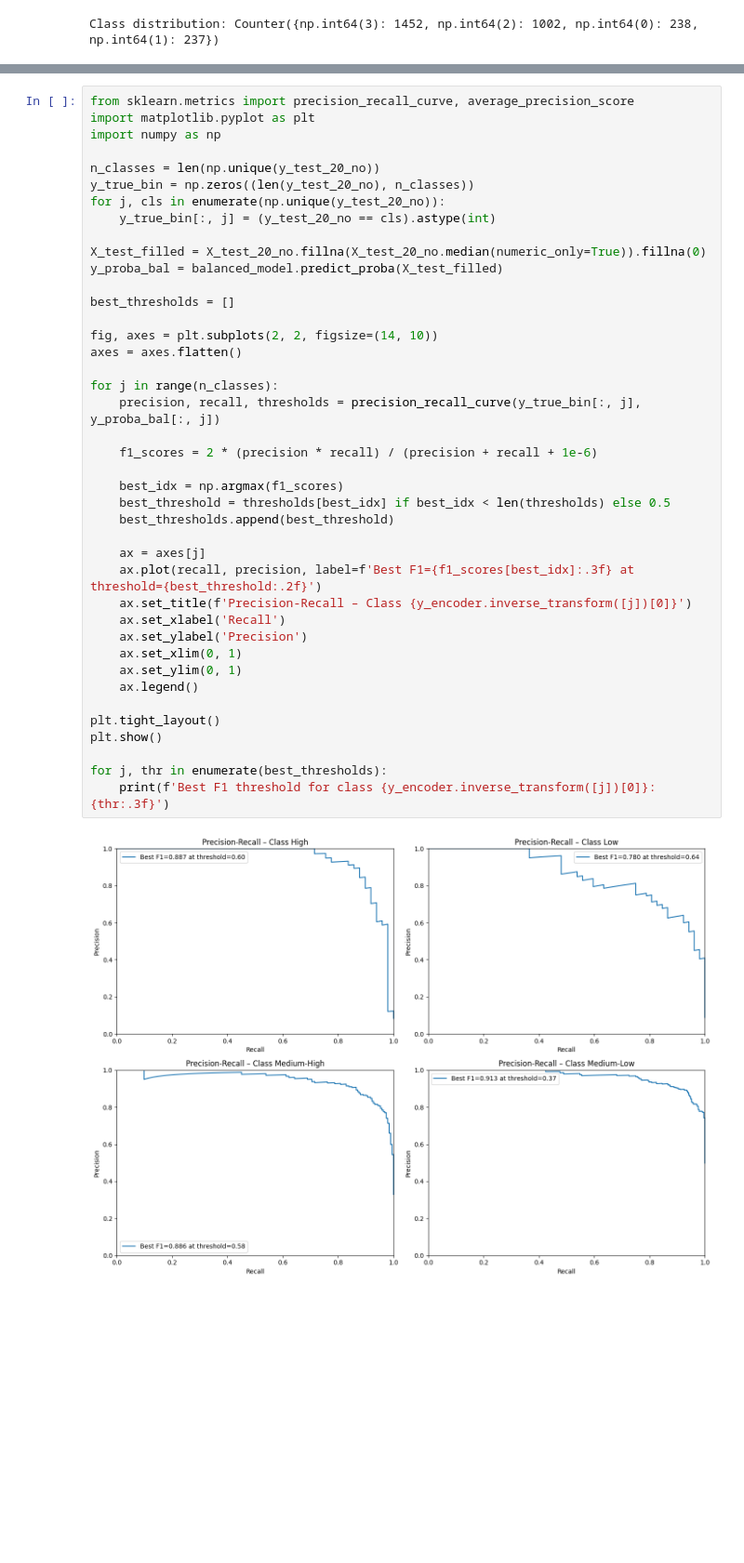
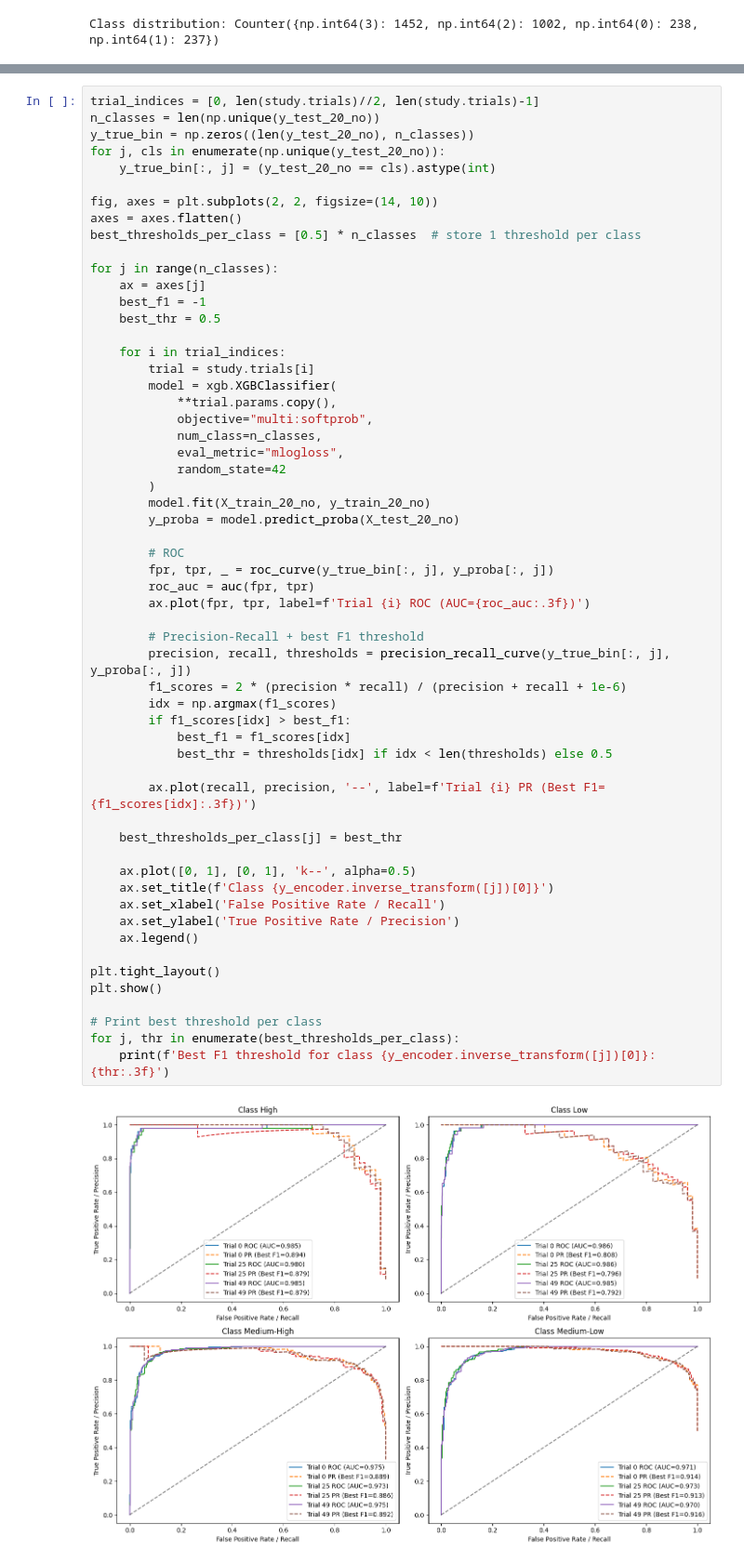
Before and after one commit to VoinaRares/ML-Lab1, a Jupyter notebook: Lab 3/lab3.ipynb, the cells around one changed output, grey strips where cells are left out. Shown at 93% size. Saved outputs shown, nothing was run; the diff lists cells and outputs as text; blank space fills up the shorter version.

Commit message:
changing approach to prove unbalanced data worked best

```diff
--- a/Lab 3/lab3.ipynb
+++ b/Lab 3/lab3.ipynb
@@ -400,43 +363,59 @@ F1 Score:  0.8775
 # %%
-from sklearn.metrics import precision_recall_curve, average_precision_score
-import matplotlib.pyplot as plt
-import numpy as np
-
+trial_indices = [0, len(study.trials)//2, len(study.trials)-1]
 n_classes = len(np.unique(y_test_20_no))
 y_true_bin = np.zeros((len(y_test_20_no), n_classes))
 for j, cls in enumerate(np.unique(y_test_20_no)):
     y_true_bin[:, j] = (y_test_20_no == cls).astype(int)
 
-X_test_filled = X_test_20_no.fillna(X_test_20_no.median(numeric_only=True)).fillna(0)
-y_proba_bal = balanced_model.predict_proba(X_test_filled)
-
-best_thresholds = []
-
 fig, axes = plt.subplots(2, 2, figsize=(14, 10))
 axes = axes.flatten()
+best_thresholds_per_class = [0.5] * n_classes  # store 1 threshold per class
 
 for j in range(n_classes):
-    precision, recall, thresholds = precision_recall_curve(y_true_bin[:, j], y_proba_bal[:, j])
+    ax = axes[j]
+    best_f1 = -1
+    best_thr = 0.5
 
-    f1_scores = 2 * (precision * recall) / (precision + recall + 1e-6)
+    for i in trial_indices:
+        trial = study.trials[i]
+        model = xgb.XGBClassifier(
+            **trial.params.copy(),
+            objective="multi:softprob",
+            num_class=n_classes,
+            eval_metric="mlogloss",
+            random_state=42
+        )
+        model.fit(X_train_20_no, y_train_20_no)
+        y_proba = model.predict_proba(X_test_20_no)
 
-    best_idx = np.argmax(f1_scores)
-    best_threshold = thresholds[best_idx] if best_idx < len(thresholds) else 0.5
-    best_thresholds.append(best_threshold)
+        # ROC
+        fpr, tpr, _ = roc_curve(y_true_bin[:, j], y_proba[:, j])
+        roc_auc = auc(fpr, tpr)
+        ax.plot(fpr, tpr, label=f'Trial {i} ROC (AUC={roc_auc:.3f})')
 
-    ax = axes[j]
-    ax.plot(recall, precision, label=f'Best F1={f1_scores[best_idx]:.3f} at threshold={best_threshold:.2f}')
-    ax.set_title(f'Precision-Recall – Class {y_encoder.inverse_transform([j])[0]}')
-    ax.set_xlabel('Recall')
-    ax.set_ylabel('Precision')
-    ax.set_xlim(0, 1)
-    ax.set_ylim(0, 1)
+        # Precision-Recall + best F1 threshold
+        precision, recall, thresholds = precision_recall_curve(y_true_bin[:, j], y_proba[:, j])
+        f1_scores = 2 * (precision * recall) / (precision + recall + 1e-6)
+        idx = np.argmax(f1_scores)
+        if f1_scores[idx] > best_f1:
+            best_f1 = f1_scores[idx]
+            best_thr = thresholds[idx] if idx < len(thresholds) else 0.5
+
+        ax.plot(recall, precision, '--', label=f'Trial {i} PR (Best F1={f1_scores[idx]:.3f})')
+
+    best_thresholds_per_class[j] = best_thr
+
+    ax.plot([0, 1], [0, 1], 'k--', alpha=0.5)
+    ax.set_title(f'Class {y_encoder.inverse_transform([j])[0]}')
+    ax.set_xlabel('False Positive Rate / Recall')
+    ax.set_ylabel('True Positive Rate / Precision')
     ax.legend()
 
 plt.tight_layout()
 plt.show()
 
-for j, thr in enumerate(best_thresholds):
+# Print best threshold per class
+for j, thr in enumerate(best_thresholds_per_class):
     print(f'Best F1 threshold for class {y_encoder.inverse_transform([j])[0]}: {thr:.3f}')
 # %% [output]
-[figure, old version]
+[figure, new version]
```
Also changed, not shown: parts of 6 cells of this notebook, 3 other files.
